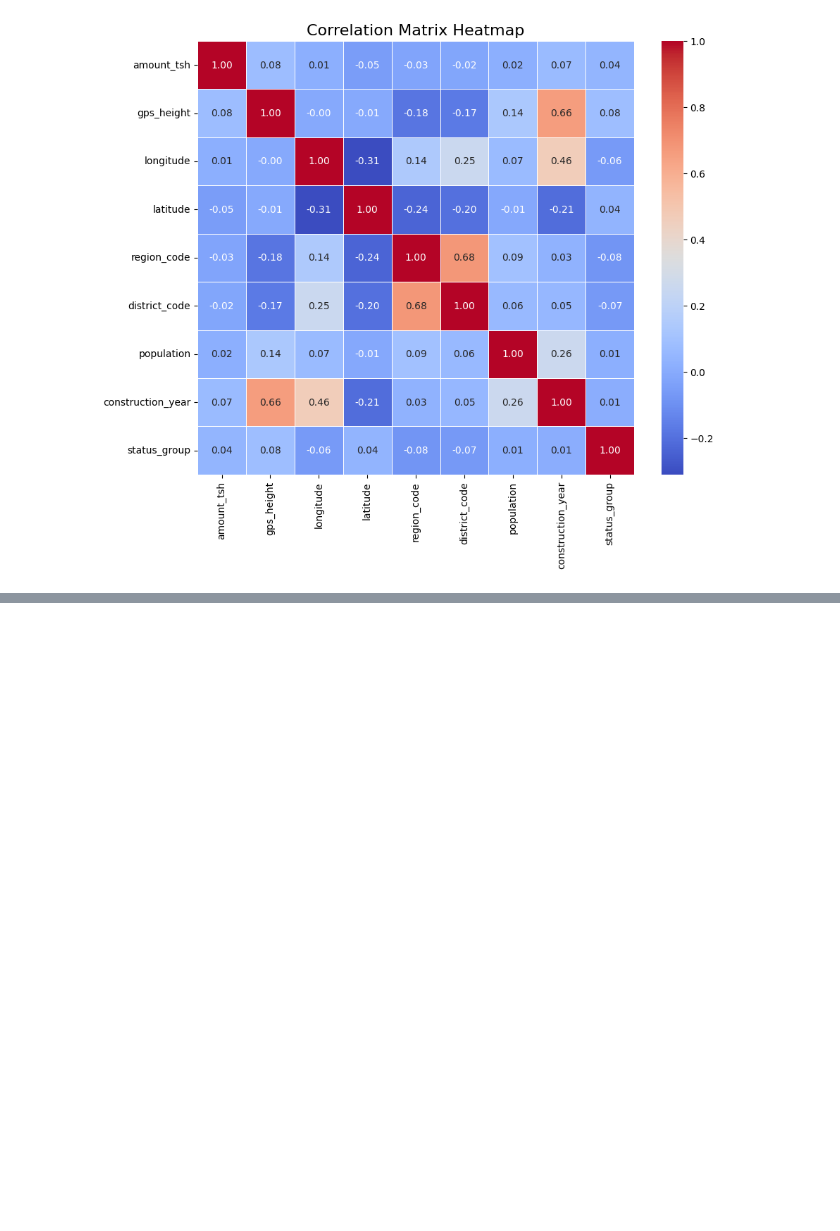
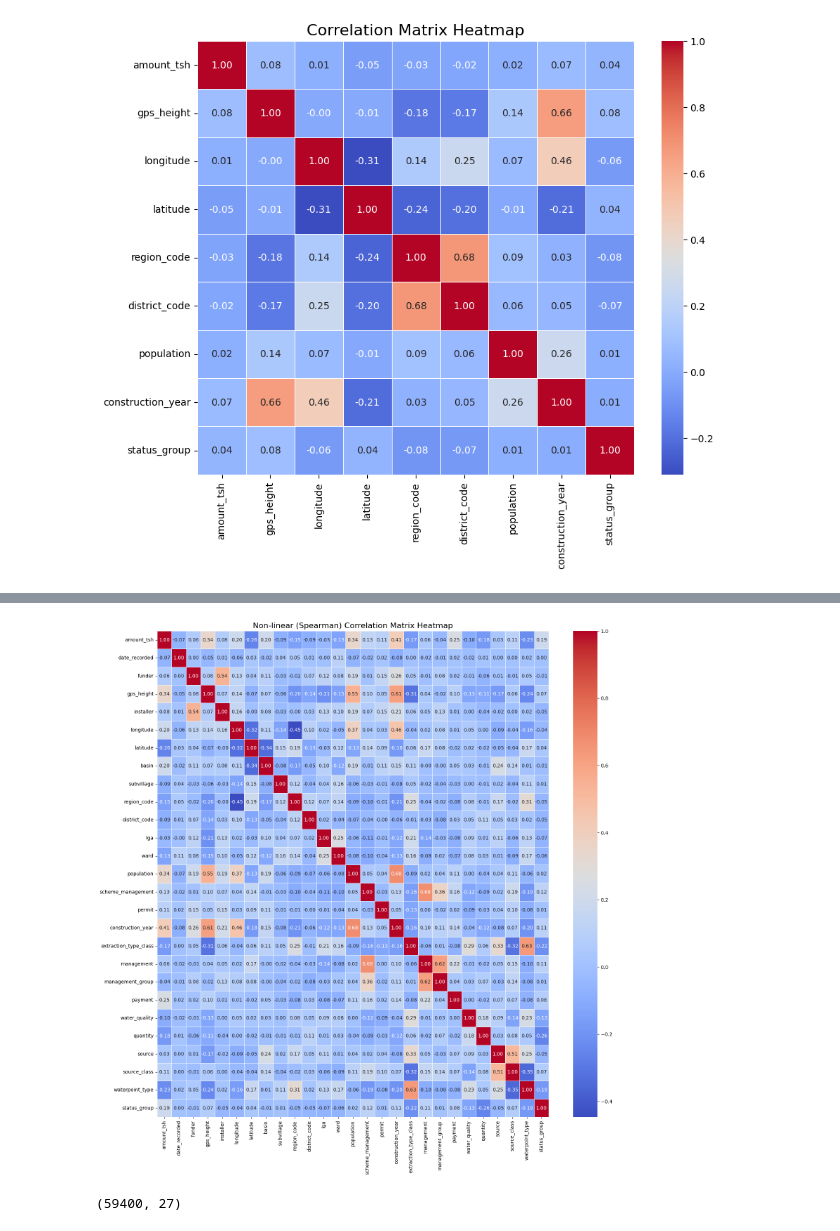
Before and after one commit to fsmariam/HydroLogic, a Jupyter notebook: notebooks/data_cleaned.ipynb, the cells around one changed output, grey strips where cells are left out. Cells and saved outputs as stored; diff of their text form; code cells hidden in the pictures; blank space fills up the shorter version.

```diff
--- a/notebooks/data_cleaned.ipynb
+++ b/notebooks/data_cleaned.ipynb
@@ -145,2 +126,24 @@ plt.show()
+# %%
+# Recalculate the correlation matrix
+correlation_matrix = df_training.select_dtypes(include='number').corr(method='spearman')
+
+# Set up the matplotlib figure
+plt.figure(figsize=(18, 18))
+
+# Create the heatmap
+sns.heatmap(correlation_matrix, annot=True, cmap='coolwarm', fmt=".2f", linewidths=0.5)
+
+# Add a title
+plt.title("Non-linear (Spearman) Correlation Matrix Heatmap", fontsize=16)
+
+# Show the plot
+plt.show()
+# %% [output]
+[figure, added]
 # %%
 df_training.to_csv("../data/processed/lat_lon_imputed_cleaned.csv", index=False)
+# %%
+df_training = df_training.drop(['region','scheme_name','quantity_group','extraction_type','extraction_type_group','payment_type','quality_group','source_type','waterpoint_type_group'], axis=1) # 'public_meeting'
+df_training.shape
+# %% [output]
+(59400, 27)
```
Also changed, not shown: parts of 26 cells of this notebook, 6 other files.
